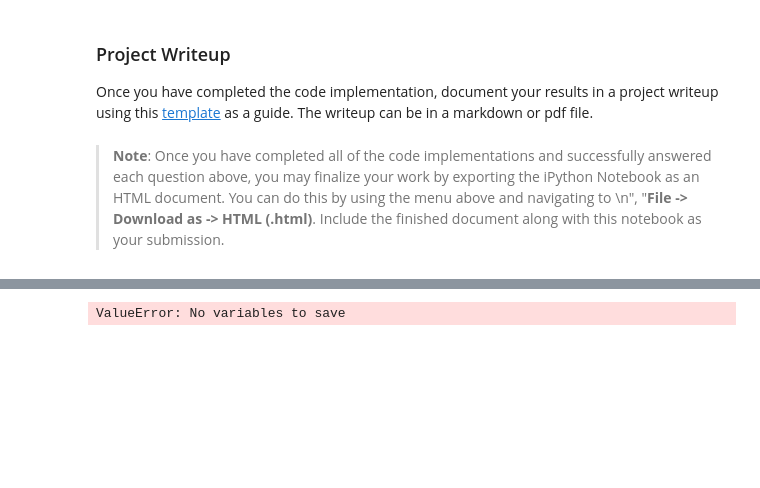
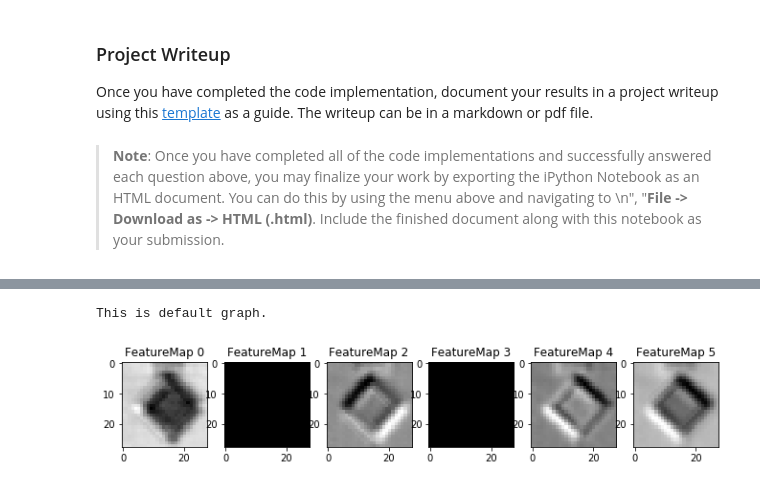
Before and after one commit to mgdreamingstar/CarND-Traffic-Sign-Classifier-Project, a Jupyter notebook: AWS/Traffic_Sign_Classifier.ipynb, the cells around one changed output, grey strips where cells are left out. Cells and saved outputs as stored; diff of their text form; code cells hidden in the pictures; blank space fills up the shorter version.

```diff
--- a/AWS/Traffic_Sign_Classifier.ipynb
+++ b/AWS/Traffic_Sign_Classifier.ipynb
@@ -242,9 +242,16 @@ for n in range(np.array(X_train).shape[0]):
     X_train[n,...] = X_train[n,...] / 128.0
 '''
 # normalize the pictures
-X_train_gray = (X_train_gray - 128) / 128
-X_valid_gray = (X_valid_gray - 128) / 128
-X_test_gray = (X_test_gray - 128) / 128
+def normal_pics(array):
+    # return np.divide((array-np.mean(array, axis = 1)[:,None,:]), np.std(array, axis = 1)[:,None,:])
+    return (array - array.mean()) / array.std()
+# X_train_gray = (X_train_gray - 128) / 128
+# X_valid_gray = (X_valid_gray - 128) / 128
+# X_test_gray = (X_test_gray - 128) / 128
+normal_pics(X_train_gray)
+normal_pics(X_valid_gray)
+normal_pics(X_test_gray)
+
 X_train = (X_train - 128) / 128
 X_valid = (X_train - 128) / 128
 X_test = (X_test - 128) / 128
@@ -325,7 +345,7 @@ y = tf.placeholder(tf.int32, (None), name = 'y')
 one_hot_y = tf.one_hot(y, 43)
 # %%
 rate = 0.001
-EPOCHS = 500
+EPOCHS = 100
 BATCH_SIZE = 128
 # %%
 logits = LeNet(x)
@@ -538,10 +558,11 @@ for ind in range(5):
 # %%
 # os.chdir('/home/carnd/traffic-signs')
 print(os.getcwd()) # remind to change the folder
-x1 = tf.placeholder(tf.float32, (None,32,32,1))
 y1 = tf.placeholder(tf.int32, (None))
 with tf.Session() as sess:
+    sess.run(tf.global_variables_initializer())
     # saver.restore(sess, tf.train.latest_checkpoint('.'))
+    saver = tf.train.import_meta_graph('/home/carnd/traffic-signs/lenet.meta')
     saver.restore(sess, '/home/carnd/traffic-signs/lenet') # restore the model, remind to change the folder
     y1 = sess.run(tf.nn.softmax(logits), feed_dict = {x: imgarr_gray[1:]}) # classify the 5 pics
     # accuracy = sess.run(accuracy_operation, feed_dict={x: batch_x, y: batch_y})
@@ -724,21 +739,31 @@ def outputFeatureMap(image_input, tf_activation, activation_min=-1, activation_m
         else:
             plt.imshow(activation[0,:,:, featuremap], interpolation="nearest", cmap="gray")
 # %%
-import tensorflow as tf
-
+from tensorflow.contrib import graph_editor as ge
 with tf.Session() as sess:
-    saver = tf.train.Saver()
+    # sess.run(tf.global_variables_initializer())
+    saver = tf.train.import_meta_graph('/home/carnd/traffic-signs/lenet.meta')
     saver.restore(sess,  '/home/carnd/traffic-signs/lenet')
     print('This is default graph.') if (sess.graph == tf.get_default_graph()) else print('not default graph')
     graph = tf.get_default_graph()
-    tensors = tf.global_variables()
+
+    '''
+    #tensors tensors = tf.global_variables()
+    tensors = ge.get_tensors(graph)
     tensor_names = [a.name for a in tensors]
-    print(tensor_names[:5])
+    # myconv = [a for a in tensor_names if 'myconv' in a ]
+    # print(myconv)
+
+    # operations
     operations = graph.get_operations()
     operations_names = [a.name for a in operations]
-    print(operations_names[:5])
-    layer = graph.get_tensor_by_name('conv2:0')
-    print(type(layer))
-    outputFeatureMap(imgarr_gray[1:], layer)
+    # print(operations_names[:5])
+    '''
+
+    my_act1 = graph.get_tensor_by_name('myconv1:0')
+    my_act2 = graph.get_tensor_by_name('myconv2:0')
+    # print(type(layer))
+    outputFeatureMap(np.expand_dims(imgarr_gray[2],0), my_act1)
 # %% [output]
-ValueError: No variables to save
+This is default graph.
+[figure, added]
```
Also changed, not shown: parts of 15 cells of this notebook, 3 other files.
